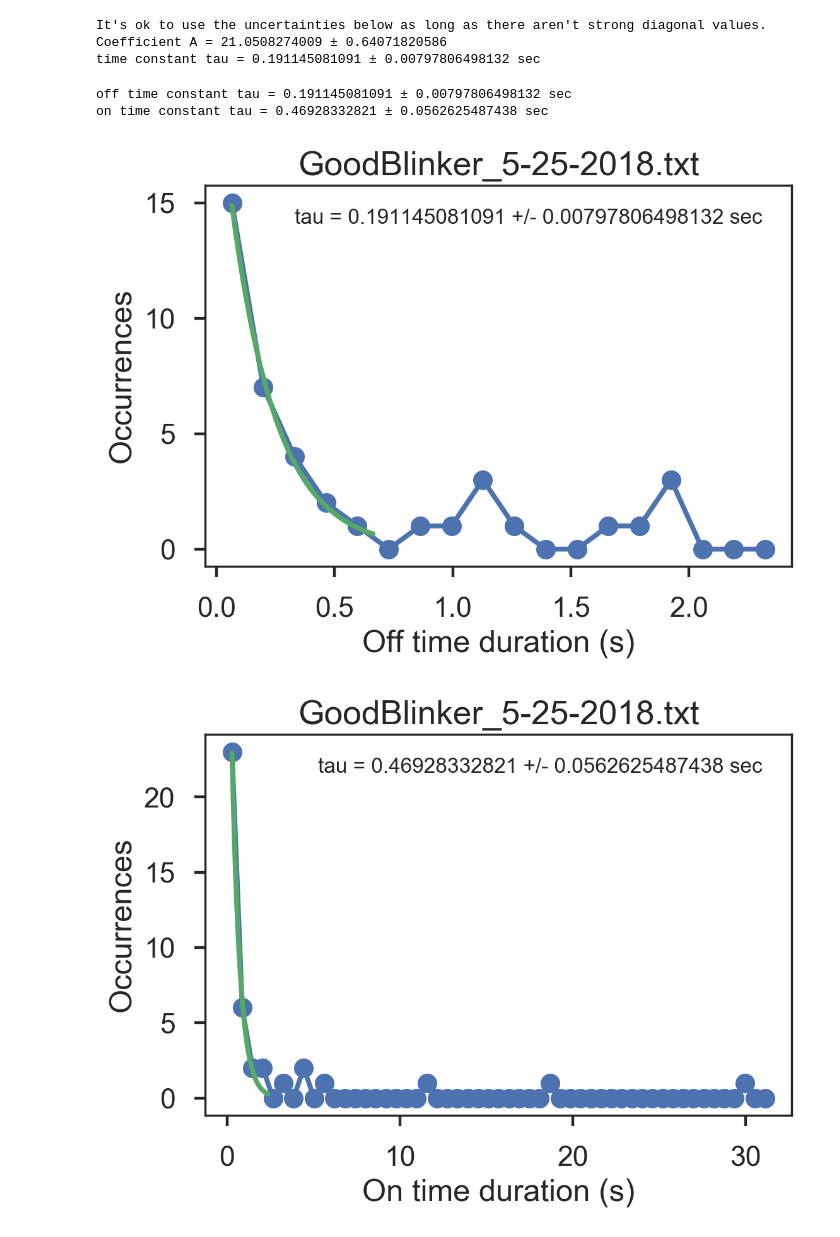
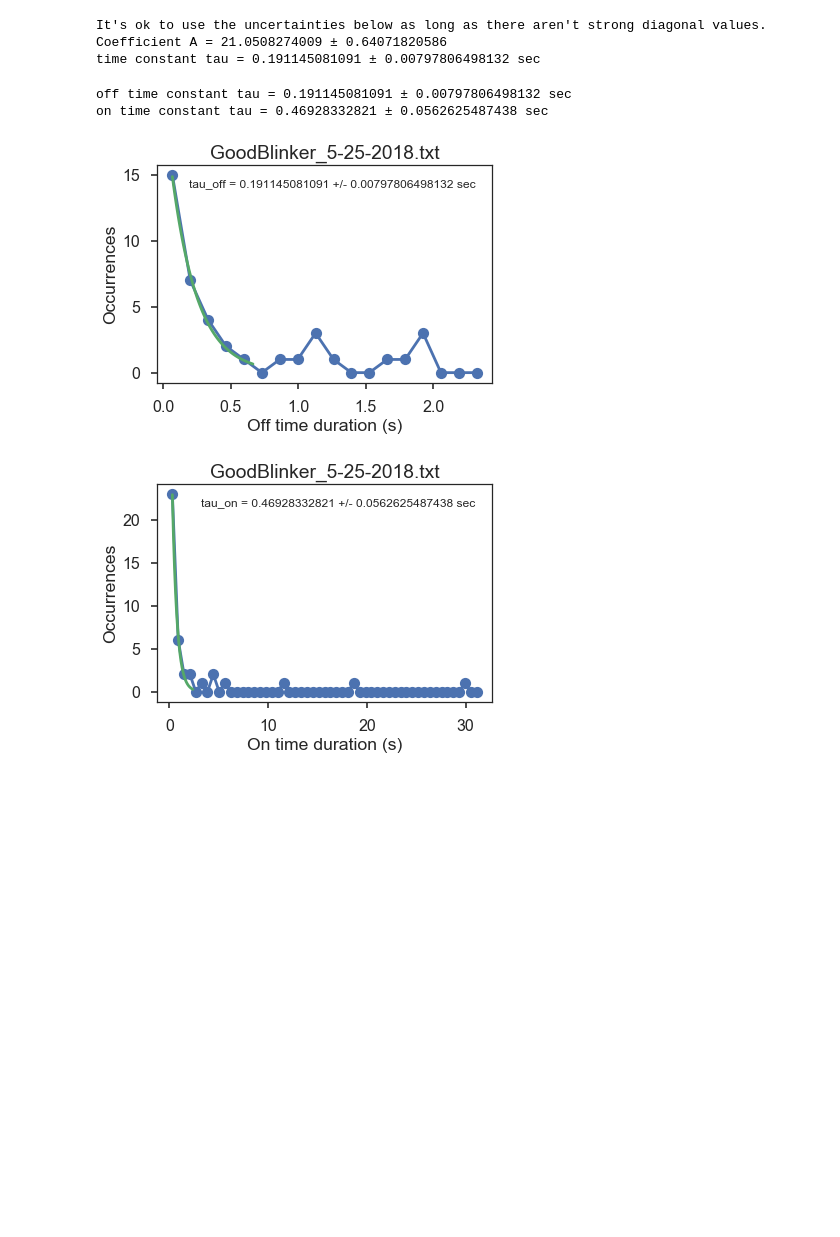
Before and after one commit to vivarose/blinker_analysis, a Jupyter notebook: blinker_analysis_with_exponential_fit.ipynb, the cells around one changed output. Saved outputs shown, nothing was run; the diff lists cells and outputs as text; code cells hidden in the pictures; blank space fills up the shorter version.

Commit message:
Rename variables for truncated fitting

```diff
--- a/blinker_analysis_with_exponential_fit.ipynb
+++ b/blinker_analysis_with_exponential_fit.ipynb
@@ -779,14 +791,14 @@ Guessing: [ 20.7082394   0.1970152]
 # on time fit
 onparamexptrunc, onpcovexp = curve_fit(expfit, centeredonbinstrunc, onhistl,p0 = guessonparamexp)
 onfitx = np.linspace(min(centeredonbins),len(onhistl)*oninc,numonbins*5)
-onfitexp = expfit(onfitx,onparamexptrunc[0],onparamexptrunc[1])
+onfitexptrunc = expfit(onfitx,onparamexptrunc[0],onparamexptrunc[1])
 
 fig,ax1 = plt.subplots()
 ax1.plot(centeredonbins,onhist[0],'.-')
 plt.xlabel('On time duration (s)')
 plt.ylabel('Occurrences')
 #ax1.set_yscale('symlog', linthreshy=1)
-ax1.plot(onfitx,onfitexp)
+ax1.plot(onfitx,onfitexptrunc)
 plt.title(filename)
 plt.show()
 
@@ -795,7 +807,7 @@ ax1.plot(centeredonbins,onhist[0],'.-')
 plt.xlabel('On time duration (s)')
 plt.ylabel('Occurrences')
 ax1.set_yscale('symlog',linthreshx=1)
-ax1.plot(onfitx,onfitexp)
+ax1.plot(onfitx,onfitexptrunc)
 plt.title(filename)
 plt.show()
 
@@ -817,10 +829,10 @@ It's ok to use the uncertainties below as long as there aren't strong diagonal v
 Coefficient A = 43.182225149 ± 4.34429410618
 time constant tau = 0.468065647664 ± 0.0562625487438 sec
 # %%
-# off time fit
+# off time fit, truncated
 offparamexp, offpcovexp = curve_fit(expfit, centeredoffbinstrunc, offhistl,p0 = guessoffparamexp)
 offexpfitx = np.linspace(min(centeredoffbins),len(offhistl)*offinc,numoffbins*5)
-offexpfit = expfit(offexpfitx,offparamexp[0],offparamexp[1])
+offexpfittrunc = expfit(offexpfitx,offparamexp[0],offparamexp[1])
 
 # display
 fig,ax1 = plt.subplots()
@@ -828,7 +840,7 @@ ax1.plot(centeredoffbins,offhist[0],'.-')
 plt.xlabel('Off time duration (s)')
 plt.ylabel('Occurrences')
 #ax1.set_yscale('symlog', linthreshy=1)
-ax1.plot(offexpfitx,offexpfit)
+ax1.plot(offexpfitx,offexpfittrunc)
 plt.title(filename)
 plt.show()
 
@@ -836,7 +848,7 @@ fig,ax1 = plt.subplots()
 plt.hist(offtimes, bins=numoffbins)
 plt.xlabel('Off time duration (s)')
 plt.ylabel('Occurrences')
-ax1.plot(offexpfitx,offexpfit)
+ax1.plot(offexpfitx,offexpfittrunc)
 plt.title(filename)
 plt.show()
 
@@ -845,7 +857,7 @@ ax1.plot(centeredoffbins,offhist[0],'.-')
 plt.xlabel('Off time duration (s)')
 plt.ylabel('Occurrences')
 ax1.set_yscale('symlog', linthreshy=1)
-ax1.plot(offexpfitx,offexpfit)
+ax1.plot(offexpfitx,offexpfittrunc)
 plt.title(filename)
 plt.show()
 
@@ -868,9 +880,9 @@ It's ok to use the uncertainties below as long as there aren't strong diagonal v
 Coefficient A = 21.0508274009 ± 0.64071820586
 time constant tau = 0.191145081091 ± 0.00797806498132 sec
 # %%
-# Save figures
+# Save figures, truncated fits
 
-mpl.rcParams['figure.dpi'] = 200
+#mpl.rcParams['figure.dpi'] = 200
 
 font = {'size'   : 22}
 plt.rc('font', **font)
@@ -883,62 +895,38 @@ ax1.plot(centeredoffbins,offhist[0],'o-')
 plt.xlabel('Off time duration (s)')
 plt.ylabel('Occurrences')
 #ax1.set_yscale('symlog', linthreshy=1)
-ax1.plot(offexpfitx,offexpfit)
-plt.text(0.95,0.9,'tau = '  + str(offparamexp[1]) + ' +/- '  + str(np.sqrt(offpcovexp[1,1])) + ' sec',
+ax1.plot(offexpfitx,offexpfittrunc)
+plt.text(0.95,0.9,'tau_off = '  + str(offparamexp[1]) + ' +/- '  + str(np.sqrt(offpcovexp[1,1])) + ' sec',
          horizontalalignment='right', transform = ax1.transAxes, fontsize=12)
 plt.title(filename)
 
 plt.savefig(today + ',' + filename+',offblinks' + infostr + '.pdf', bbox_inches='tight')
 plt.savefig(today + ',' + filename+',offblinks' + infostr + '.png', bbox_inches='tight')
 
 print 'off time constant tau = ' + str(offparamexp[1]) + ' ± ' + str(np.sqrt(offpcovexp[1,1])) + ' sec'
 
 
 # On blinks
 fig,ax1 = plt.subplots()
 ax1.plot(centeredonbins,onhist[0],'o-')
 plt.xlabel('On time duration (s)')
 plt.ylabel('Occurrences')
 #ax1.set_yscale('symlog', linthreshy=1)
-ax1.plot(onfitx,onfitexp)
-plt.text(0.95,0.9,'tau = '  + str(onparamexp[1]) + ' +/- '  + str(np.sqrt(onpcovexp[1,1])) + ' sec',
+ax1.plot(onfitx,onfitexptrunc)
+plt.text(0.95,0.9,'tau_on = '  + str(onparamexp[1]) + ' +/- '  + str(np.sqrt(onpcovexp[1,1])) + ' sec',
          horizontalalignment='right', transform = ax1.transAxes, fontsize=12)
 plt.title(filename)
 
 plt.savefig(today + ',' + filename+',onblinks' + infostr + '.pdf', bbox_inches='tight')
 plt.savefig(today + ',' + filename+',onblinks' + infostr + '.png', bbox_inches='tight')
 
 
 print 'on time constant tau = ' + str(onparamexp[1]) + ' ± ' + str(np.sqrt(onpcovexp[1,1])) + ' sec'
 
-fig1,axPL = plt.subplots()
-#axPL.plot(data, 'k')
-#axPL.legend.remove()
-data.plot(marker='.',linestyle='None',legend=False, ax=axPL, color='k',  alpha=.1)
-data.plot(legend=False, alpha=0.2, ax=axPL, color='k')
-plt.ylabel('photoluminescence (kCts/s)')
-plt.xlabel(tname)
-plt.title(filename)
-
-plt.savefig(today + ',' + filename+',blinking.pdf', bbox_inches='tight')
-plt.savefig(today + ',' + filename+',blinking.png', bbox_inches='tight')
-
-
-fig2,axPL = plt.subplots()
-data.plot(marker='.',linestyle='None',legend=False, alpha=0.1, ax=axPL, color='k')
-data.plot(legend=False, alpha=0.2, ax=axPL, color='k')
-threshdata.plot(legend=False)
-plt.ylabel('photoluminescence (kCts/s)')
-plt.xlabel(tname)
-plt.title(filename)
-
-plt.savefig(today + ',' + filename+',blinkingandthreshold.pdf', bbox_inches='tight')
-plt.savefig(today + ',' + filename+',blinkingandthreshold.png', bbox_inches='tight')
-
 
 plt.show()
 # %% [output]
 off time constant tau = 0.191145081091 ± 0.00797806498132 sec
 on time constant tau = 0.46928332821 ± 0.0562625487438 sec
-[figure, old version]
+[figure, new version]
-[figure, old version]
+[figure, new version]
```
Also changed, not shown: parts of 2 cells of this notebook.
